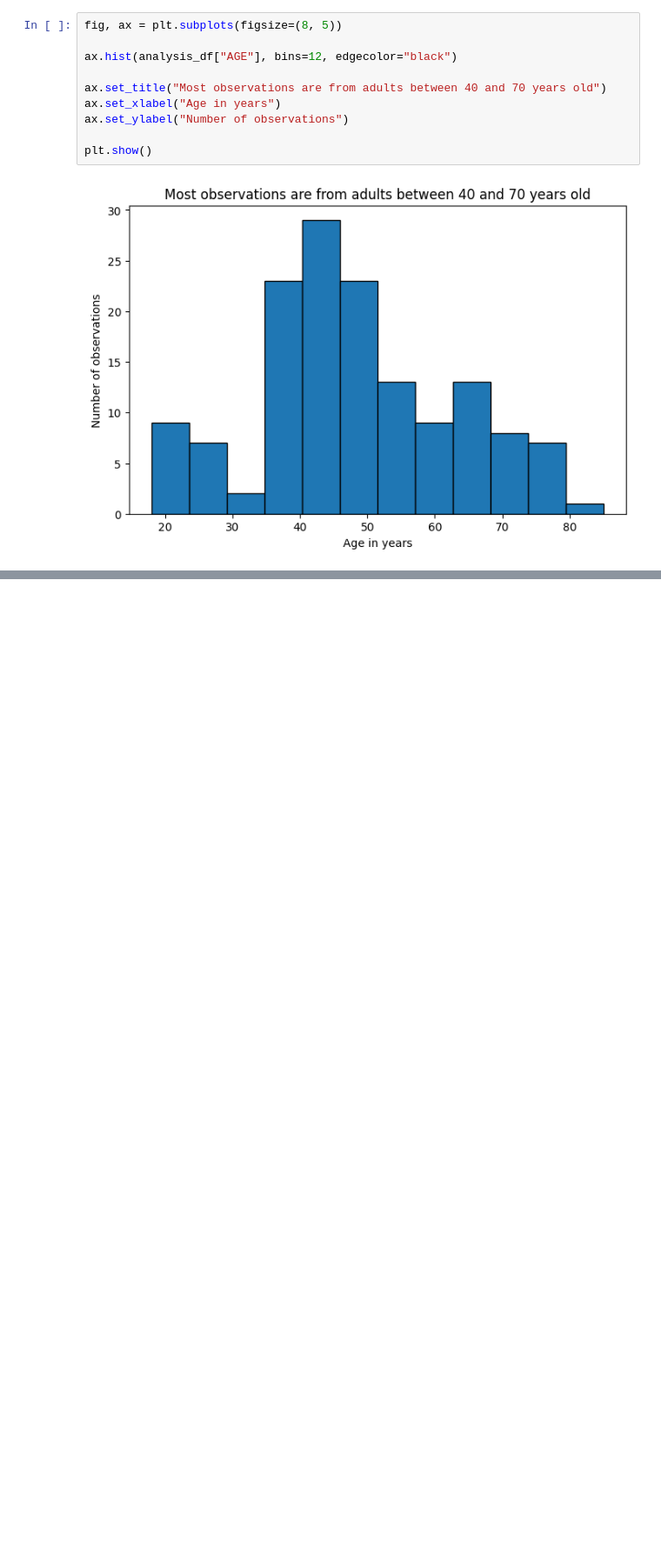
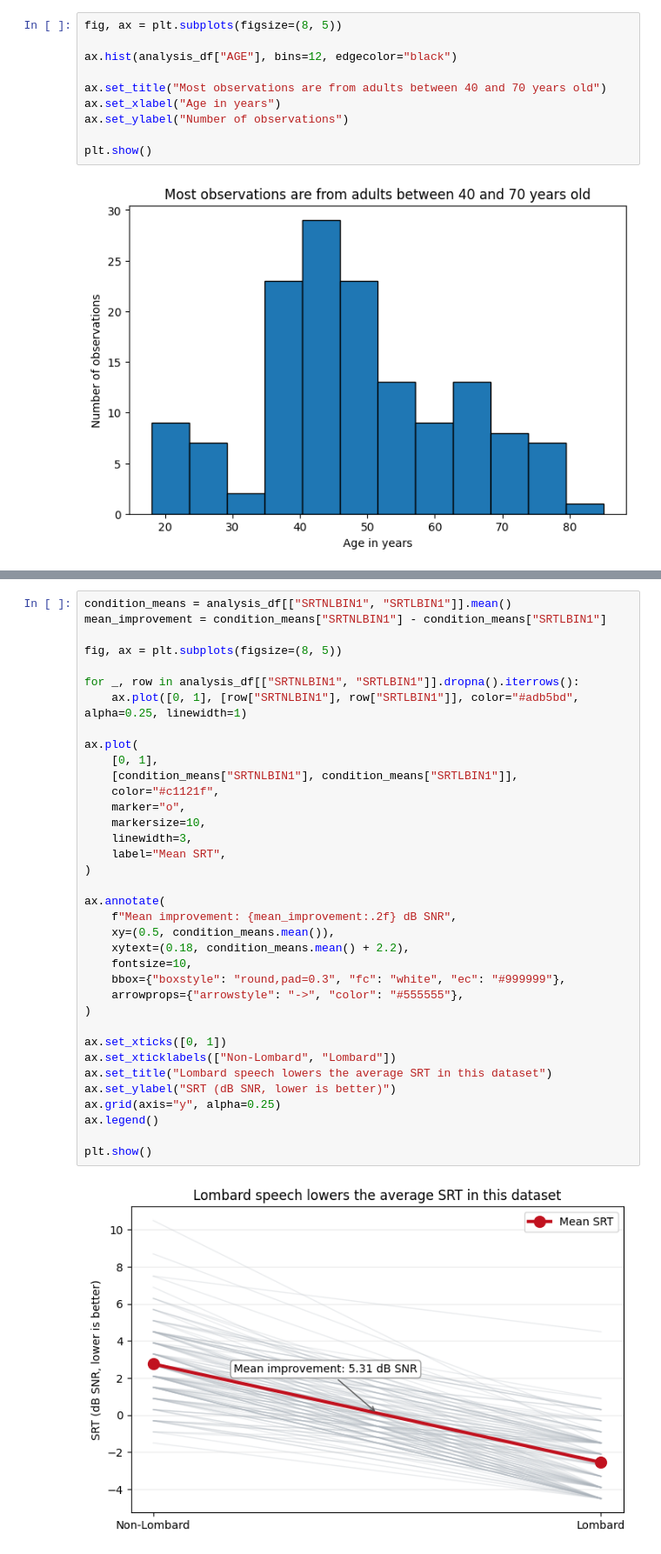
Before and after one commit to OskarUNLEASHED/KK1_Audiology, a Jupyter notebook: notebook.ipynb, the cells around one changed output, grey strips where cells are left out. Shown at 87% size. Saved outputs shown, nothing was run; the diff lists cells and outputs as text; blank space fills up the shorter version.

```diff
--- a/notebook.ipynb
+++ b/notebook.ipynb
@@ -316,0 +372,38 @@ plt.show()
+# %%
+condition_means = analysis_df[["SRTNLBIN1", "SRTLBIN1"]].mean()
+mean_improvement = condition_means["SRTNLBIN1"] - condition_means["SRTLBIN1"]
+
+fig, ax = plt.subplots(figsize=(8, 5))
+
+for _, row in analysis_df[["SRTNLBIN1", "SRTLBIN1"]].dropna().iterrows():
+    ax.plot([0, 1], [row["SRTNLBIN1"], row["SRTLBIN1"]], color="#adb5bd", alpha=0.25, linewidth=1)
+
+ax.plot(
+    [0, 1],
+    [condition_means["SRTNLBIN1"], condition_means["SRTLBIN1"]],
+    color="#c1121f",
+    marker="o",
+    markersize=10,
+    linewidth=3,
+    label="Mean SRT",
+)
+
+ax.annotate(
+    f"Mean improvement: {mean_improvement:.2f} dB SNR",
+    xy=(0.5, condition_means.mean()),
+    xytext=(0.18, condition_means.mean() + 2.2),
+    fontsize=10,
+    bbox={"boxstyle": "round,pad=0.3", "fc": "white", "ec": "#999999"},
+    arrowprops={"arrowstyle": "->", "color": "#555555"},
+)
+
+ax.set_xticks([0, 1])
+ax.set_xticklabels(["Non-Lombard", "Lombard"])
+ax.set_title("Lombard speech lowers the average SRT in this dataset")
+ax.set_ylabel("SRT (dB SNR, lower is better)")
+ax.grid(axis="y", alpha=0.25)
+ax.legend()
+
+plt.show()
+# %% [output]
+[figure, added]
```
Also changed, not shown: parts of 11 cells of this notebook.
